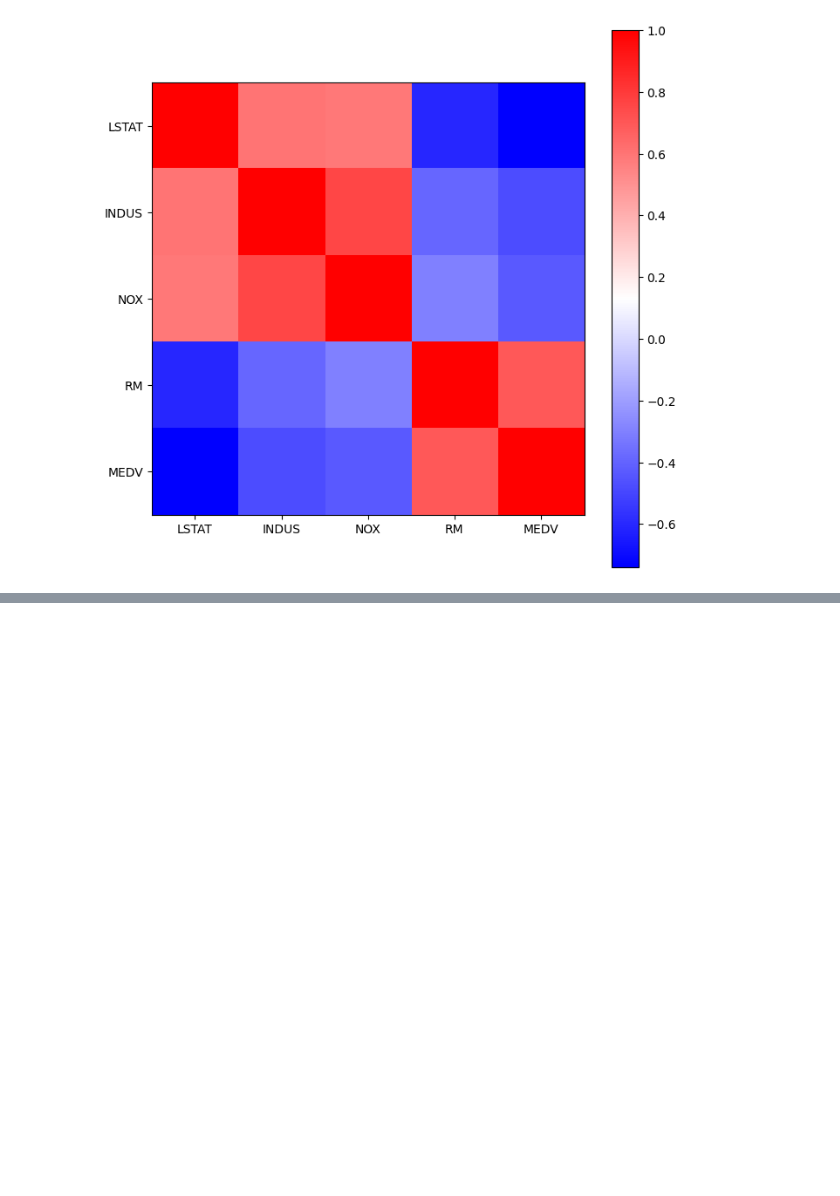
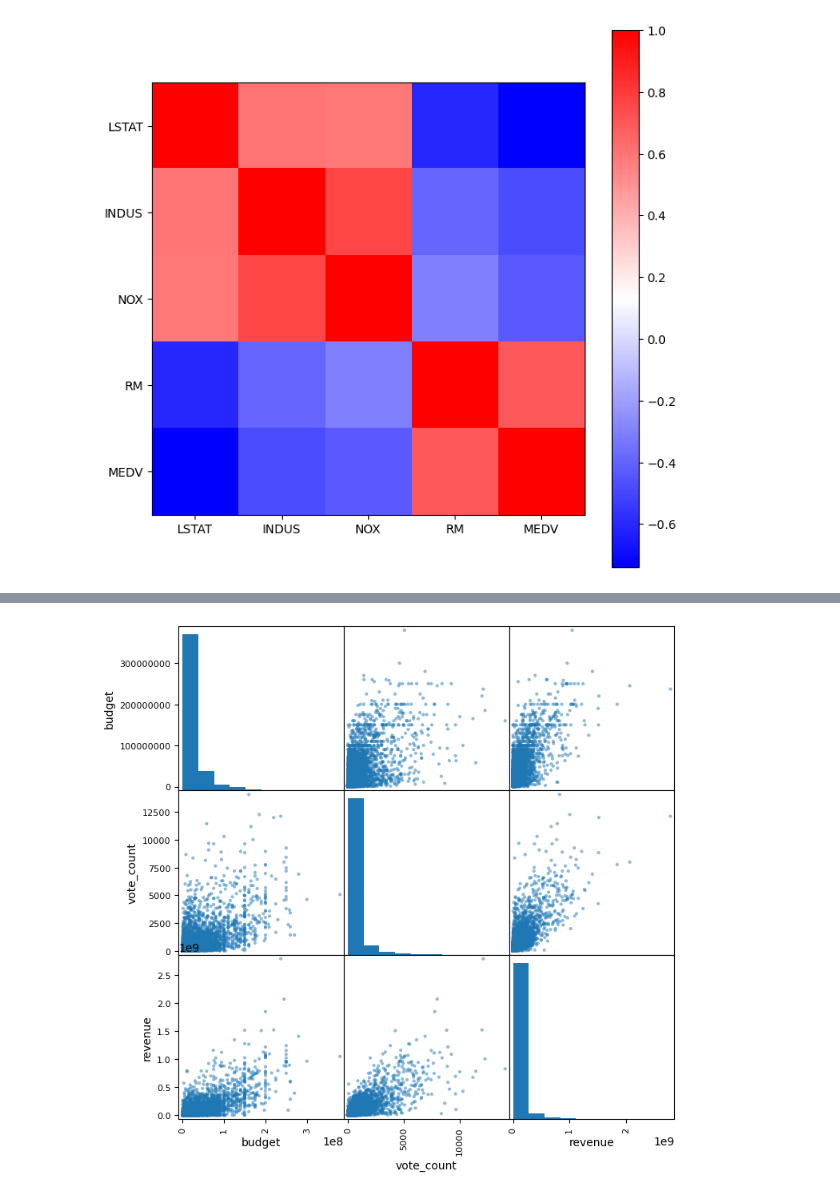
Before and after one commit to ellinorlekven/STR459, a Jupyter notebook: Lecture 07.ipynb, the cells around one changed output, grey strips where cells are left out. Drawn from its saved outputs; the diff is of its cells as text; code cells hidden in the pictures; blank space fills up the shorter version.

```diff
--- a/Lecture 07.ipynb
+++ b/Lecture 07.ipynb
@@ -306,0 +352,3 @@ sc_y = StandardScaler()
+# %%
+movie_df = pd.read_csv('Data/movie-data-clean.csv')
+movie_df.head()
@@ -306,0 +362,8 @@ sc_y = StandardScaler()
+# %%
+columns_ = 'budget', 'vote_count', 'revenue'
+pd.plotting.scatter_matrix(movie_df.loc[:,columns_],
+                           figsize=(8,8))
+
+plt.show()
+# %% [output]
+[figure, added]
```
Also changed, not shown: parts of 34 cells of this notebook.
